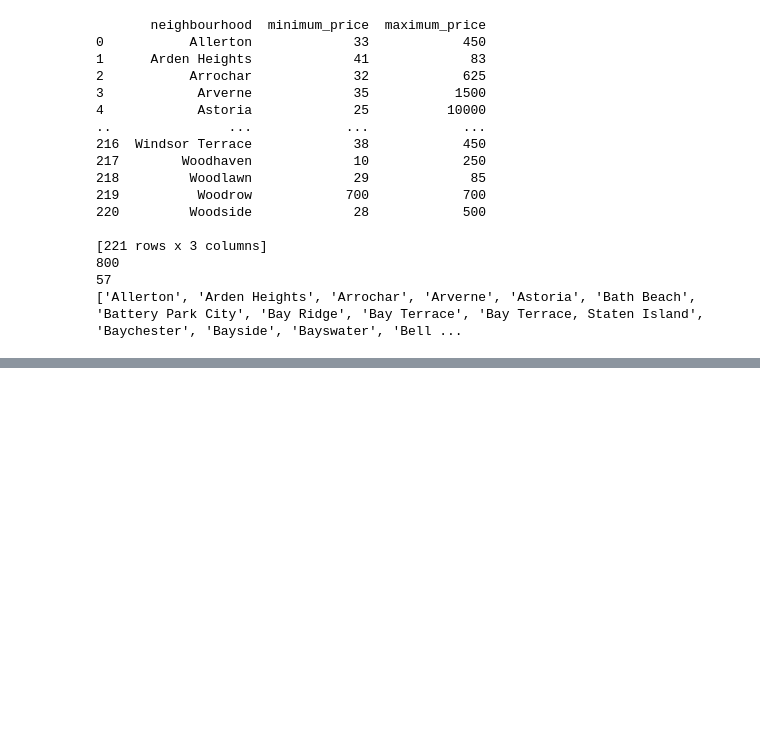
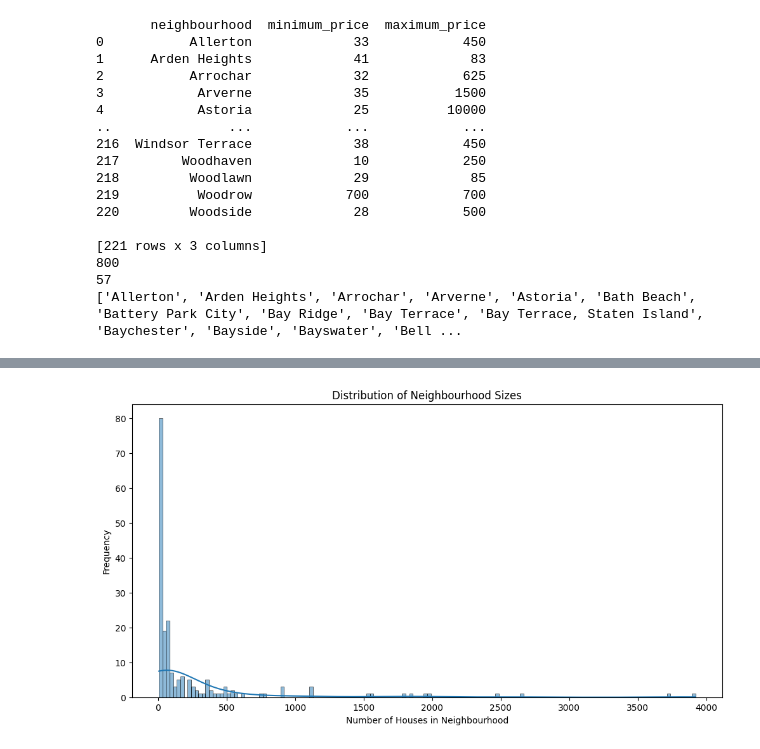
Before and after one commit to leandro-reguero/EDA-project, a Jupyter notebook: src/explore.ipynb, the cells around one changed output, grey strips where cells are left out. Saved outputs shown, nothing was run; the diff lists cells and outputs as text; code cells hidden in the pictures; blank space fills up the shorter version.

Commit message:
experimento_neighbourhoods

```diff
--- a/src/explore.ipynb
+++ b/src/explore.ipynb
@@ -543,0 +555,30 @@ X_train, X_test, y_train, y_test = train_test_split(X, y)
+# %%
+neighbourhoods_counts = df['neighbourhood'].value_counts()
+
+x = 62
+y = 62
+
+small_nh = neighbourhoods_counts[neighbourhoods_counts < x].index.to_list()
+big_nh = neighbourhoods_counts[neighbourhoods_counts > y].index.to_list()
+
+
+df_small_nh = df[df['neighbourhood'].isin(small_nh)]
+df_big_nh = df[df['neighbourhood'].isin(big_nh)]
+
+vcounts_df_small_nh = df_small_nh['neighbourhood'].value_counts()
+vcounts_df_big_nh = df_big_nh['neighbourhood'].value_counts()
+
+print(f"Number of neighbourhoods with less than {x} houses: {len(small_nh)}")
+print(f"Number of neighbourhoods with more than {y} houses: {len(big_nh)}")
+print("")
+print(f"Number of houses in nh with less than {x} houses: {len(df_small_nh)}")
+print(f"Number of houses in nh with more than {y} houses: {len(df_big_nh)}")
+print("")
+print(f"Average n. of houses in small_nh: {vcounts_df_small_nh.mean()}")
+print(f"Average n. of houses in big_nh: {vcounts_df_big_nh.mean()}")
+
+print(f"Percentage of small_nh in the dataset: {round((len(df_small_nh)/len(df))*100, 3)}%")
+print(f"Percentage of big_nh in the dataset: {round((len(df_big_nh)/len(df))*100, 3)}%")
+
+
+print(len(df))
@@ -543,0 +597,11 @@ X_train, X_test, y_train, y_test = train_test_split(X, y)
+# %%
+acc_nh_counts = df_big_nh['neighbourhood'].value_counts()
+
+plt.figure(figsize=(12, 6))
+sns.histplot(acc_nh_counts, bins=150, kde=True)
+plt.xlabel('Number of Houses in Neighbourhood')
+plt.ylabel('Frequency')
+plt.title('Distribution of Neighbourhood Sizes')
+plt.show()
+# %% [output]
+[figure, added]
```
Also changed, not shown: parts of 8 cells of this notebook, 1 other file.
